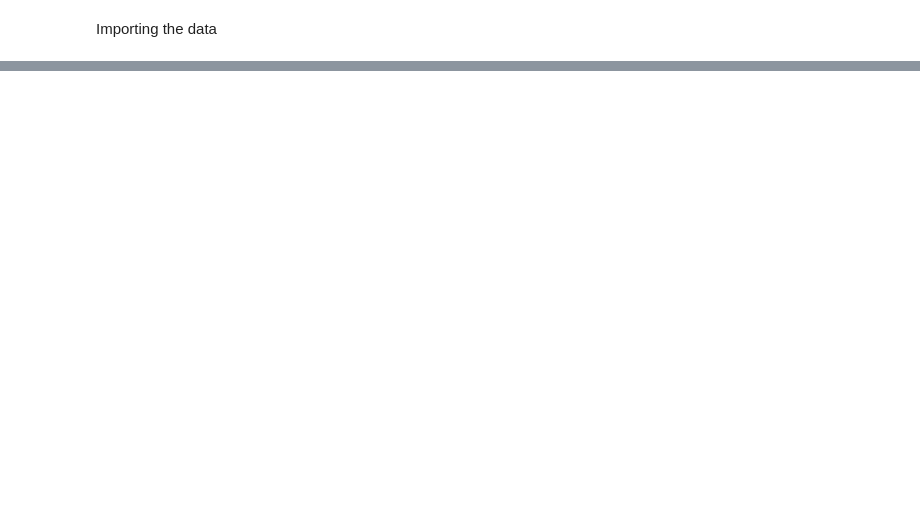
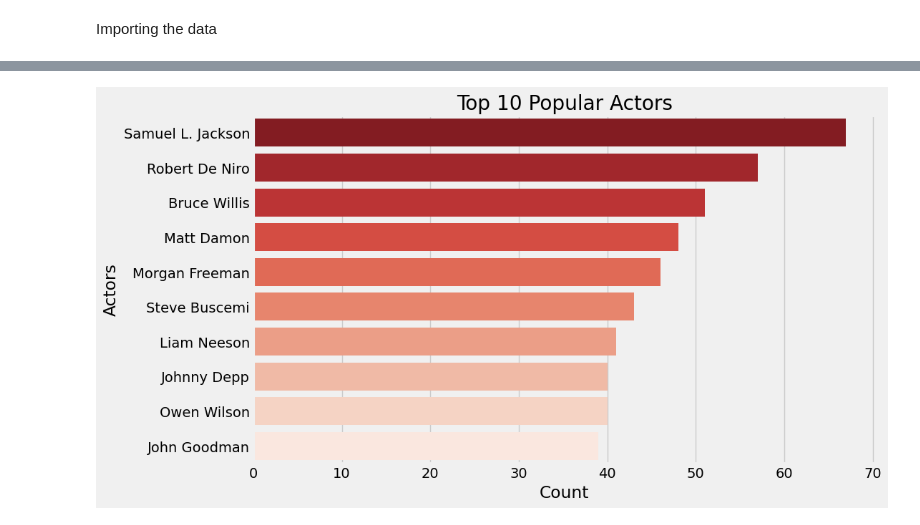
Before and after one commit to edwarjosep11/Netflix-Recommendation-Systems, a Jupyter notebook: KNN Neighbours approach.ipynb, the cells around one changed output, grey strips where cells are left out. Saved outputs shown, nothing was run; the diff lists cells and outputs as text; code cells hidden in the pictures; blank space fills up the shorter version.

```diff
--- a/KNN Neighbours approach.ipynb
+++ b/KNN Neighbours approach.ipynb
@@ -124,0 +207,16 @@ movies.shape
+# %%
+actor_count = {}
+for index, row in df2.iterrows():
+    cast = row['cast']
+    for actor in cast:
+        if actor in actor_count:
+            actor_count[actor] += 1
+        else:
+            actor_count[actor] = 1
+
+# Sort the actors by count in descending order
+popular_actors = sorted(actor_count.items(), key=lambda x: x[1], reverse=True)
+
+# Print the top 10 popular actors
+for actor, count in popular_actors[:10]:
+    print(actor, count)
@@ -124,0 +234,15 @@ movies.shape
+# %%
+# get the top 10 popular genres
+top_actor = [actor for actor, count in popular_actors[:10]]
+top_counts = [count for actor, count in popular_actors[:10]]
+
+# create the barplot
+plt.figure(figsize=(10, 6))
+sns.barplot(x=top_counts, y=top_actor, palette='Reds_r')
+plt.title('Top 10 Popular Actors')
+plt.ylabel('Actors')
+plt.xlabel('Count')
+
+plt.show()
+# %% [output]
+[figure, added]
```
Also changed, not shown: parts of 30 cells of this notebook, 2 other files.
